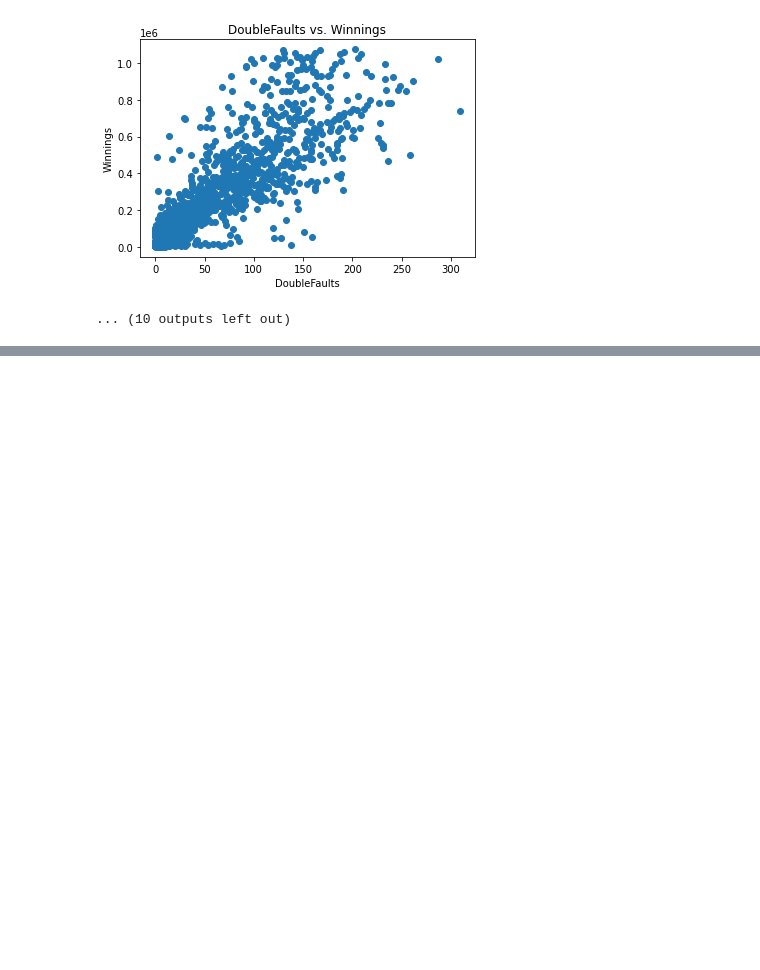
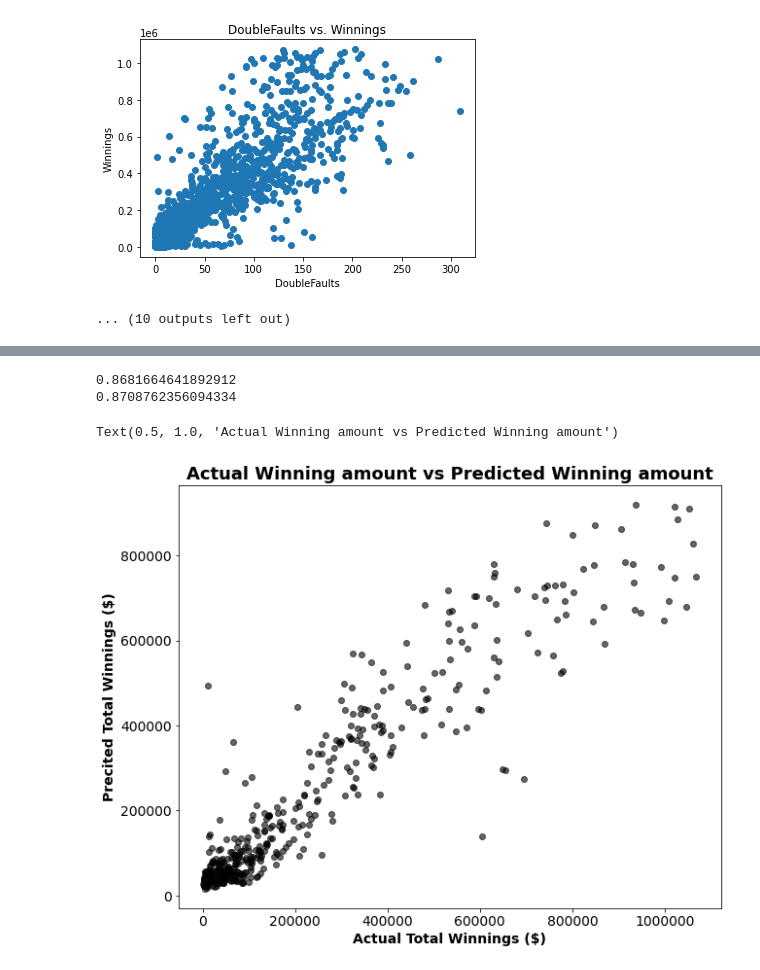
Before and after one commit to roshan2004/supervisedlearning, a Jupyter notebook: Codecademy Multiple Regression.ipynb, the cells around one changed output, grey strips where cells are left out. Drawn from its saved outputs; the diff is of its cells as text; code cells hidden in the pictures; blank space fills up the shorter version.

Commit message:
Tennis complete

```diff
--- a/Codecademy Multiple Regression.ipynb
+++ b/Codecademy Multiple Regression.ipynb
@@ -814,0 +889,2 @@ for i in x:
+# %%
+x11 = [[i,j] for i in x for j in x1 if i != j]
@@ -814,0 +911,10 @@ for i in x:
+# %%
+bb = []
+for i in x11:
+    x_train, x_test, y_train, y_test = train_test_split(tennis[i], tennis['Winnings'].values.reshape(-1,1))
+    lr = LinearRegression()
+    lr.fit(x_train, y_train)
+    y_pred = lr.predict(x_test)
+    print('Train score for predicting Winnings from '+i[0]+' and '+i[1]+':',lr.score(x_train, y_train))
+    print('Test score for predicting Winnings from '+i[0]+' and '+i[1]+':',lr.score(x_test, y_test), '\n')
+    bb.append([lr.score(x_train, y_train),lr.score(x_test, y_test), i[0]+' and '+i[1] ])
@@ -814,0 +995,6 @@ for i in x:
+# %%
+cc = []
+for i in range(len(ly)):
+    cc.append(ly[i][1])
+# %%
+cc = cc[4:]
@@ -814,0 +1042,20 @@ for i in x:
+# %%
+x_train, x_test, y_train, y_test = train_test_split(tennis[cc], tennis['Winnings'].values.reshape(-1,1))
+mlr = LinearRegression()
+mlr.fit(x_train, y_train)
+y_pred = mlr.predict(x_test)
+print(mlr.score(x_train, y_train))
+print(mlr.score(x_test, y_test))
+plt.figure(figsize = (10,8))
+plt.scatter(y_test, y_pred, alpha = 0.6, color = 'k')
+
+plt.xlabel('Actual Total Winnings ($)', fontsize = 14, fontweight = 'bold')
+plt.ylabel('Precited Total Winnings ($)', fontsize = 14, fontweight = 'bold')
+plt.ticklabel_format(style = 'plain')
+plt.tick_params(labelsize = 14)
+plt.title('Actual Winning amount vs Predicted Winning amount', fontsize = '18', fontweight= 'bold')
+# %% [output]
+0.8681664641892912
+0.8708762356094334
+Text(0.5, 1.0, 'Actual Winning amount vs Predicted Winning amount')
+[figure, added]
```
Also changed, not shown: parts of 17 cells of this notebook, 1 other file.
